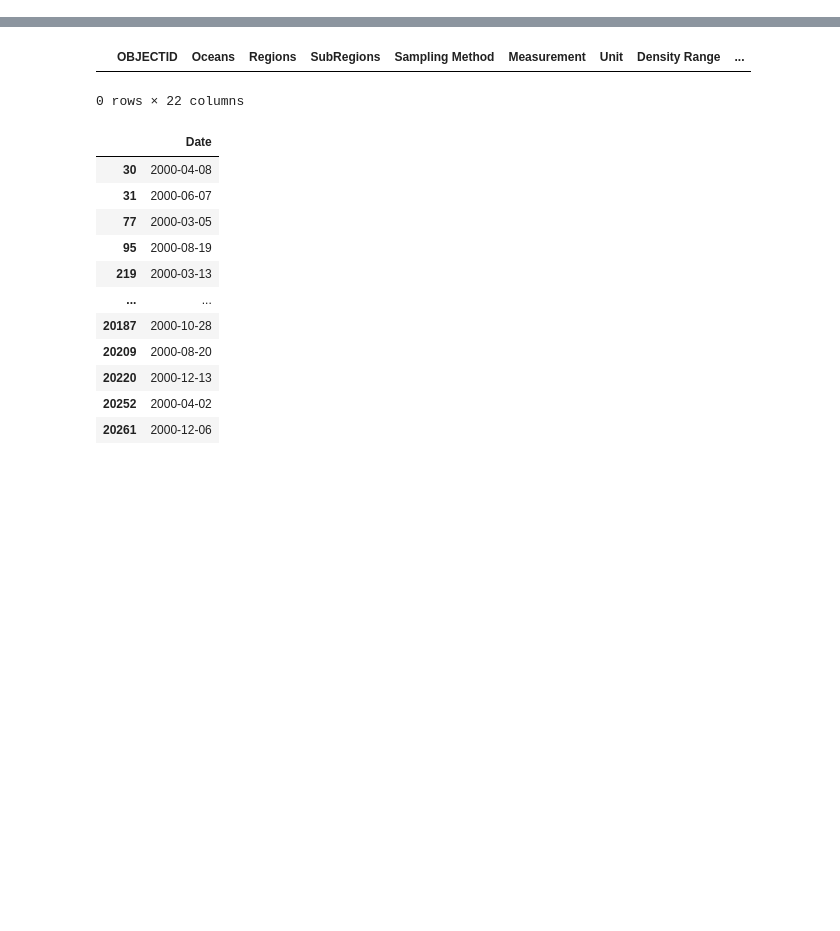
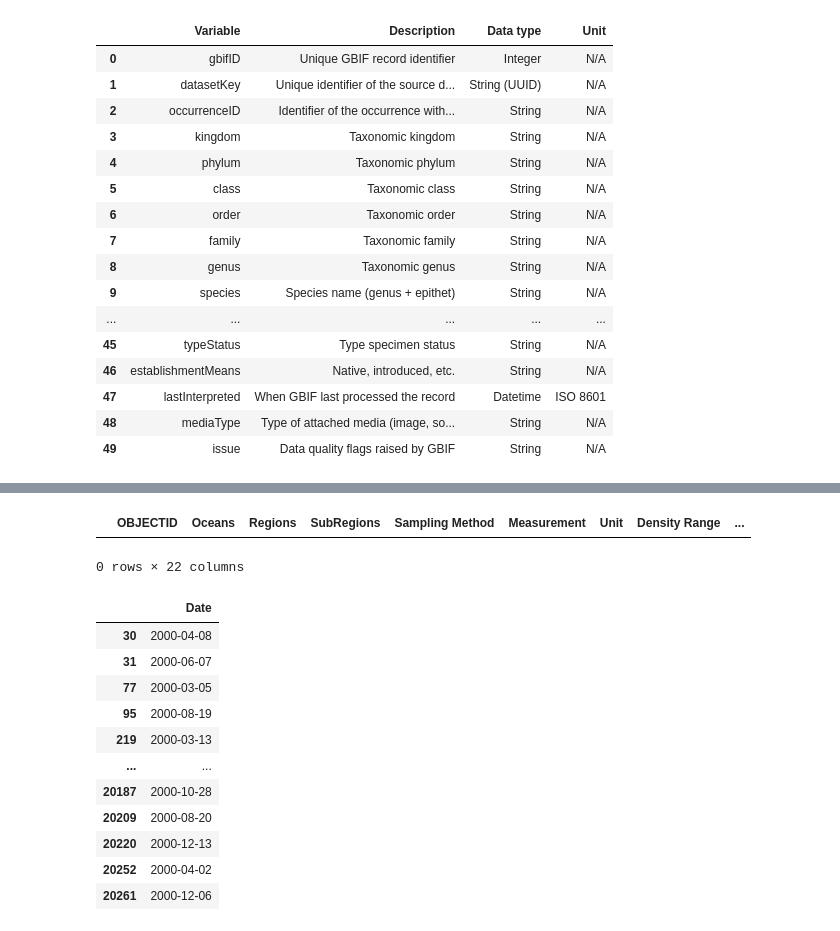
Before and after one commit to tanahia/MarineLifeandMicroplasticPollutionDataAnalysis, a Jupyter notebook: Research.ipynb, the cells around one changed output, grey strips where cells are left out. Cells and saved outputs as stored; diff of their text form; code cells hidden in the pictures; blank space fills up the shorter version.

```diff
--- a/Research.ipynb
+++ b/Research.ipynb
@@ -72,3 +277,85 @@ marine_species=pd.read_csv(DATA/'marine_species.csv')
+# %%
+
+#Data dictionary for marine_species dataset
+
+# column: (description, data type, unit)
+marine_species_dictionary = {
+    'gbifID':                        ('Unique GBIF record identifier', 'Integer', 'N/A'),
+    'datasetKey':                    ('Unique identifier of the source dataset', 'String (UUID)', 'N/A'),
+    'occurrenceID':                  ('Identifier of the occurrence within the source dataset', 'String', 'N/A'),
+    'kingdom':                       ('Taxonomic kingdom', 'String', 'N/A'),
+    'phylum':                        ('Taxonomic phylum', 'String', 'N/A'),
+    'class':                         ('Taxonomic class', 'String', 'N/A'),
+    'order':                         ('Taxonomic order', 'String', 'N/A'),
+    'family':                        ('Taxonomic family', 'String', 'N/A'),
+    'genus':                         ('Taxonomic genus', 'String', 'N/A'),
+    'species':                       ('Species name (genus + epithet)', 'String', 'N/A'),
+    'infraspecificEpithet':          ('Subspecies or variety name', 'String', 'N/A'),
+    'taxonRank':                     ('Lowest taxonomic rank of the identification', 'String', 'N/A'),
+    'scientificName':                ('Full scientific name with authorship', 'String', 'N/A'),
+    'verbatimScientificName':        ('Scientific name as originally recorded', 'String', 'N/A'),
+    'verbatimScientificNameAuthorship': ('Authorship as originally recorded', 'String', 'N/A'),
+    'countryCode':                   ('ISO 3166-1 alpha-2 country code', 'String', 'N/A'),
+    'locality':                      ('Description of the place of observation', 'String', 'N/A'),
+    'stateProvince':                 ('State or province of observation', 'String', 'N/A'),
+    'occurrenceStatus':              ('Whether the species was present or absent', 'String', 'N/A'),
+    'individualCount':               ('Number of individuals recorded', 'Integer', 'Count'),
+    'publishingOrgKey':              ('Identifier of the publishing organisation', 'String (UUID)', 'N/A'),
+    'decimalLatitude':               ('Geographical latitude', 'Float', 'Degrees'),
+    'decimalLongitude':              ('Geographical longitude', 'Float', 'Degrees'),
+    'coordinateUncertaintyInMeters': ('Uncertainty radius of the coordinates', 'Float', 'Metres'),
+    'coordinatePrecision':           ('Precision of the coordinates', 'Float', 'Degrees'),
+    'elevation':                     ('Elevation above sea level', 'Float', 'Metres'),
+    'elevationAccuracy':             ('Accuracy of the elevation value', 'Float', 'Metres'),
+    'depth':                         ('Recorded water depth', 'Float', 'Metres'),
+    'depthAccuracy':                 ('Accuracy of the depth value', 'Float', 'Metres'),
+    'eventDate':                     ('Date and time of observation', 'Datetime', 'ISO 8601'),
+    'day':                           ('Day of the month of observation', 'Integer', 'Day'),
+    'month':                         ('Month of observation', 'Integer', 'Month'),
+    'year':                          ('Year of observation', 'Integer', 'Year'),
+    'taxonKey':                      ('GBIF identifier of the matched taxon', 'Integer', 'N/A'),
+    'speciesKey':                    ('GBIF identifier of the matched species', 'Integer', 'N/A'),
+    'basisOfRecord':                 ('Type of record (e.g. human observation, specimen)', 'String', 'N/A'),
+    'institutionCode':               ('Institution holding the record', 'String', 'N/A'),
+    'collectionCode':                ('Collection the record belongs to', 'String', 'N/A'),
+    'catalogNumber':                 ('Catalogue identifier within the collection', 'String', 'N/A'),
+    'recordNumber':                  ('Collector or observer record number', 'String', 'N/A'),
+    'identifiedBy':                  ('Person who identified the organism', 'String', 'N/A'),
+    'dateIdentified':                ('Date the identification was made', 'Date', 'Date'),
+    'license':                       ('Data usage license', 'String', 'N/A'),
+    'rightsHolder':                  ('Owner of the rights to the data', 'String', 'N/A'),
+    'recordedBy':                    ('Person who recorded the observation', 'String', 'N/A'),
+    'typeStatus':                    ('Type specimen status', 'String', 'N/A'),
+    'establishmentMeans':            ('Native, introduced, etc.', 'String', 'N/A'),
+    'lastInterpreted':               ('When GBIF last processed the record', 'Datetime', 'ISO 8601'),
+    'mediaType':                     ('Type of attached media (image, sound, etc.)', 'String', 'N/A'),
+    'issue':                         ('Data quality flags raised by GBIF', 'String', 'N/A'),
+}
+
+marine_dictionary = pd.DataFrame(
+    [(col, *vals) for col, vals in marine_species_dictionary.items()],
+    columns=['Variable', 'Description', 'Data type', 'Unit']
+)
+
+display(marine_dictionary)
+# %% [output]
+|  | Variable | Description | Data type | Unit |
+| 0 | gbifID | Unique GBIF record identifier | Integer | N/A |
+| 1 | datasetKey | Unique identifier of the source d... | String (UUID) | N/A |
+| 2 | occurrenceID | Identifier of the occurrence with... | String | N/A |
+| 3 | kingdom | Taxonomic kingdom | String | N/A |
+| 4 | phylum | Taxonomic phylum | String | N/A |
+| 5 | class | Taxonomic class | String | N/A |
+| 6 | order | Taxonomic order | String | N/A |
+| 7 | family | Taxonomic family | String | N/A |
+| 8 | genus | Taxonomic genus | String | N/A |
+| 9 | species | Species name (genus + epithet) | String | N/A |
+| ... | ... | ... | ... | ... |
+| 45 | typeStatus | Type specimen status | String | N/A |
+| 46 | establishmentMeans | Native, introduced, etc. | String | N/A |
+| 47 | lastInterpreted | When GBIF last processed the record | Datetime | ISO 8601 |
+| 48 | mediaType | Type of attached media (image, so... | String | N/A |
+| 49 | issue | Data quality flags raised by GBIF | String | N/A |
 # %%
 
 #Checking if Microplastics dataset has rows related to Mediterranean Sea
```
Also changed, not shown: parts of 11 cells of this notebook.
